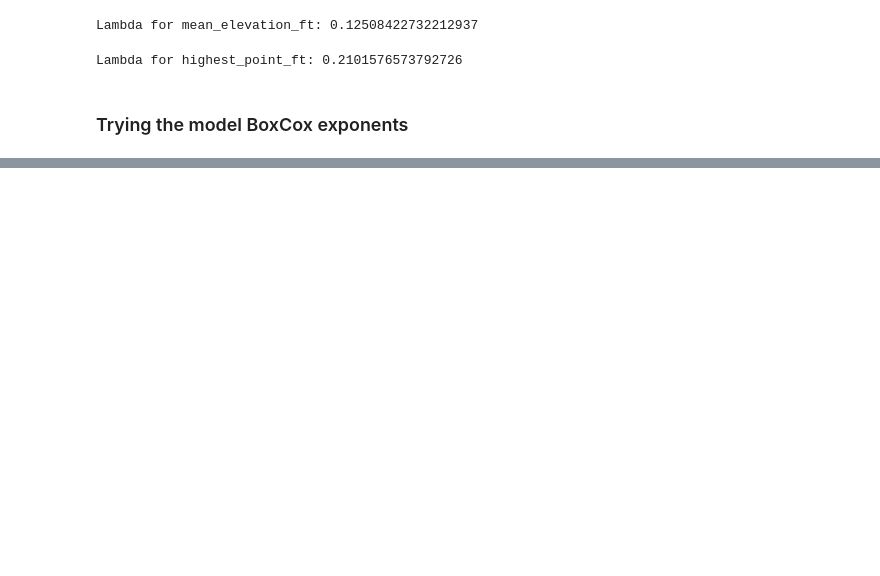
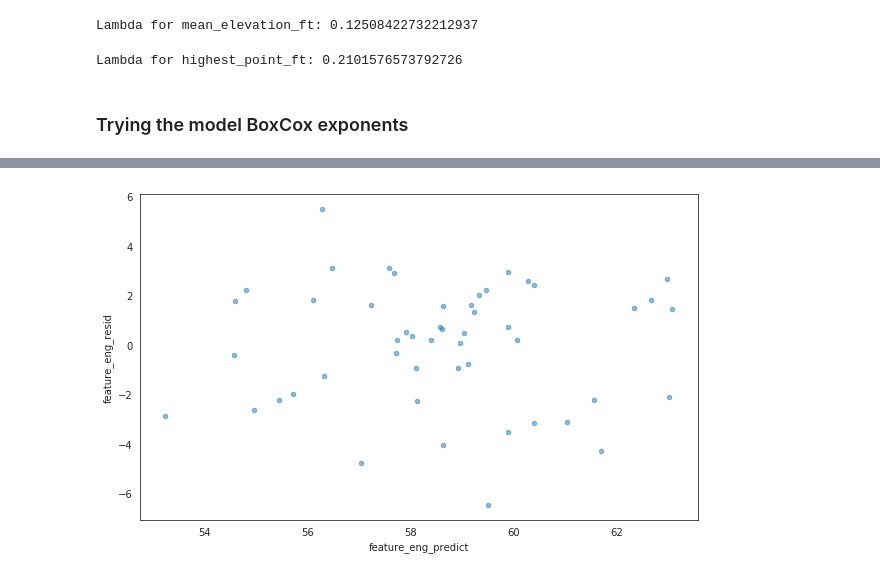
Before and after one commit to danielwilentz/Climate-Topography-vs.-Happiness, a Jupyter notebook: feature_engineering.ipynb, the cells around one changed output, grey strips where cells are left out. Cells and saved outputs as stored; diff of their text form; code cells hidden in the pictures; blank space fills up the shorter version.

```diff
--- a/feature_engineering.ipynb
+++ b/feature_engineering.ipynb
@@ -277,0 +290,9 @@ strong multicollinearity or other numerical problems.
+# %%
+# Add prediction and residual columns to the dataframe
+smaller_df['feature_eng_predict'] = new_fit.predict(X)
+smaller_df['feature_eng_resid'] = smaller_df['happiness_avg'] - smaller_df.feature_eng_predict
+with sns.axes_style('white'):
+    plot = smaller_df.plot(
+        kind='scatter', x='feature_eng_predict', y='feature_eng_resid', alpha=0.5, figsize=(10,6))
+# %% [output]
+[figure, added]
```
Also changed, not shown: parts of 10 cells of this notebook, 3 other files.
